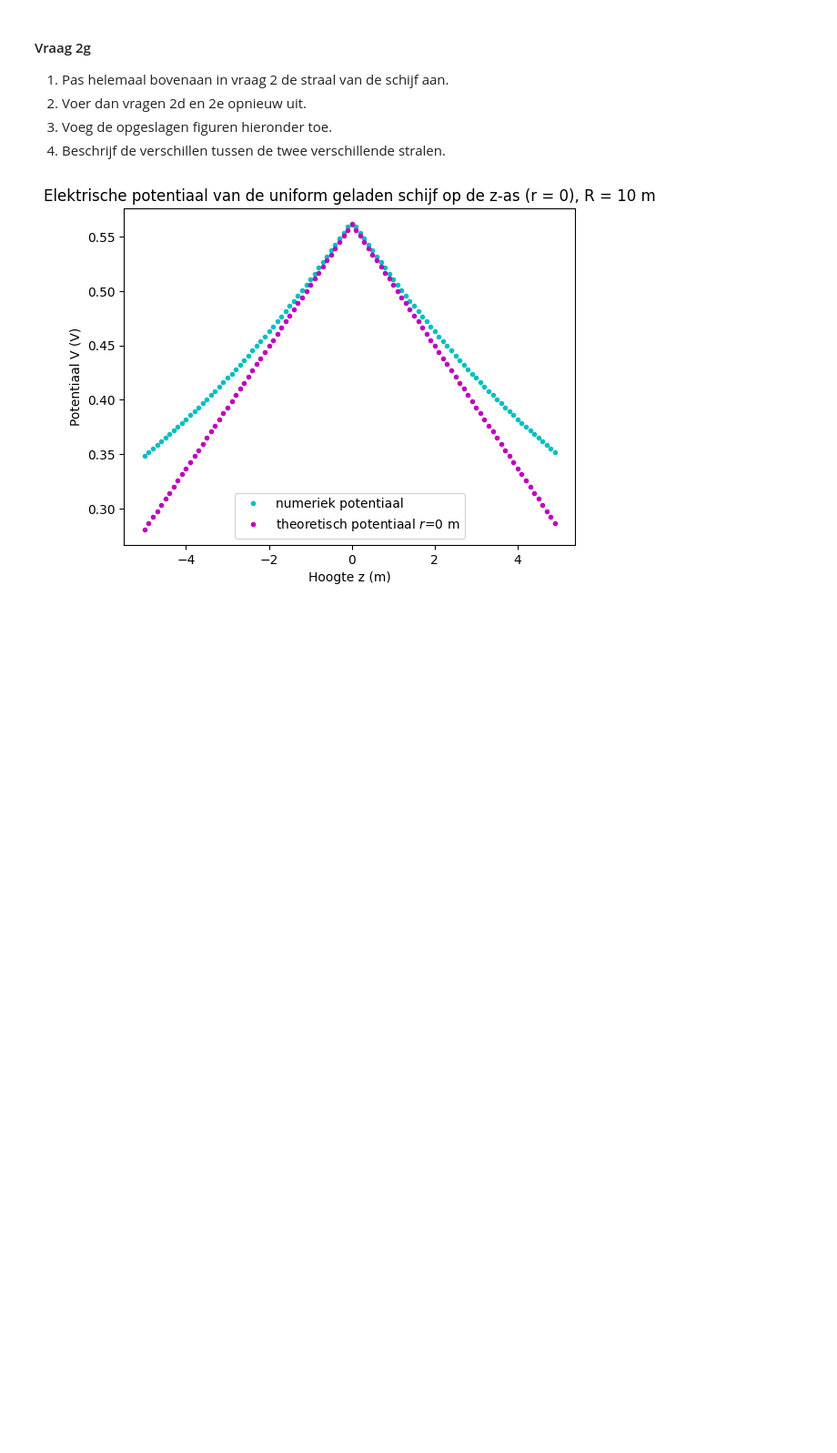
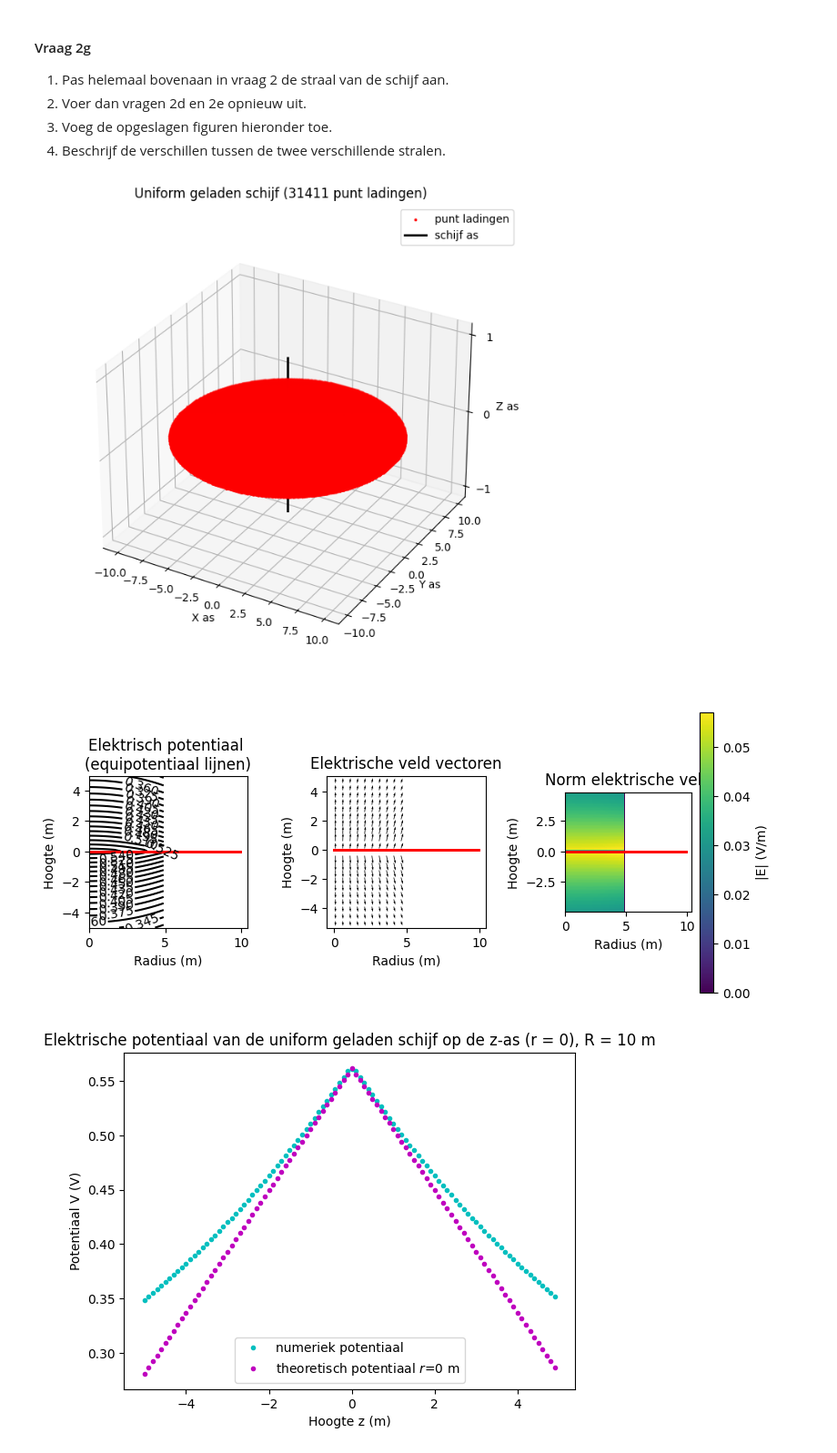
Before and after one commit to korne-Hoendervangers/opdrachten-DEF-D-KorneHoendervangers, a Jupyter notebook: DigitaleOntwerpopdrachten/1CondensatorOpdracht/CondensatorOntwerpopdracht.ipynb, the cells around one changed output. Shown at 91% size. Saved outputs shown, nothing was run; the diff lists cells and outputs as text; code cells hidden in the pictures; blank space fills up the shorter version.

Commit message:
Checks waren gefaald, nu restart en run all gedaan

```diff
--- a/DigitaleOntwerpopdrachten/1CondensatorOpdracht/CondensatorOntwerpopdracht.ipynb
+++ b/DigitaleOntwerpopdrachten/1CondensatorOpdracht/CondensatorOntwerpopdracht.ipynb
@@ -340,4 +340,31 @@ plt.show()
 2. Voer dan vragen 2d en 2e opnieuw uit.
 3. Voeg de opgeslagen figuren hieronder toe.
 4. Beschrijf de verschillen tussen de twee verschillende stralen.
+# %%
+#Ik kopieer de bovengenoemde code hiernaartoe, en zet de radius daarna weer goed
+# Dit doe ik zodat restart and run all niet ervoor zorgt dat mijn grafieken resetten
+
+# In vraag 2.1 wordt naar deze cel verwezen.
+disk_radius = 10  # (m)
+grid_step = 0.1  # (m)
+z_coord_DISK = 0  # (m) positie van de schijf op de z-as
+inter_charge_distance = grid_step  # (m) afstand tussen punt ladingen
+# %%
+# Kies uit deze cel een van de variabelen en verander die in de cel hierboven pas deze cel zelf niet aan.
+r, z, B = initialize_plane_grid_for_uniformly_charged_disk(height_domain, width_domain, grid_step)
+
+idx_z_zero = np.where(abs(z) < 1e-10)[0]
+z_coord_DISK = 0  # (m) positie van de schijf op de z-as
+inter_charge_distance = grid_step  # (m) afstand tussen punt ladingen
+
+V, number_point_charges_on_disk = calculate_V_disk_at_origin_uniform_surface_charge_density(z_coord_DISK, charge_one_point, disk_radius, inter_charge_distance, r, z)
+Er, Ez, normE = compute_E_disk(V, B, grid_step)  # gebruik de centered finite-difference method
+
+r_for_E = r[1:-1]  # de centered finite-difference method kan E niet berekenen op het allereerste en allerlaatste gridpunt in de r-dimensie
+z_for_E = z[1:-1]  # de centered finite-difference method kan E niet berekenen op het allereerste en allerlaatste gridpunt in de z-dimensie
+
+plot_results_disk(Ez, Er, normE, V, r, z, grid_step, disk_radius, z_coord_DISK, z_coord_DISK)
+# %% [output]
+[figure, added]
+[figure, added]
 # %%
```
Also changed, not shown: parts of 4 cells of this notebook.
